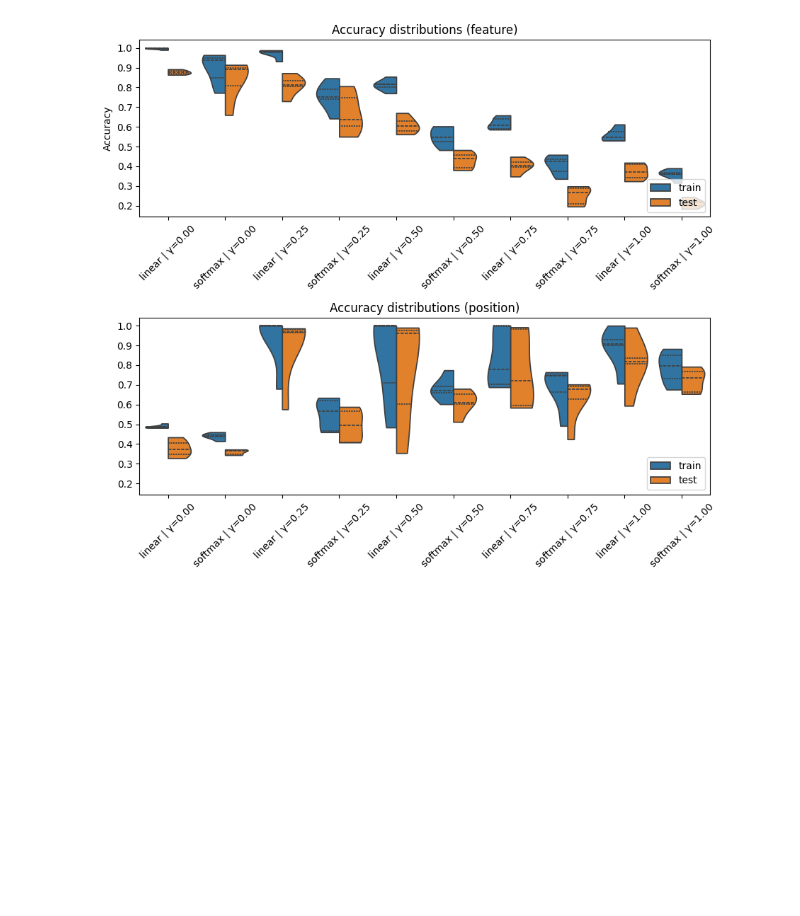
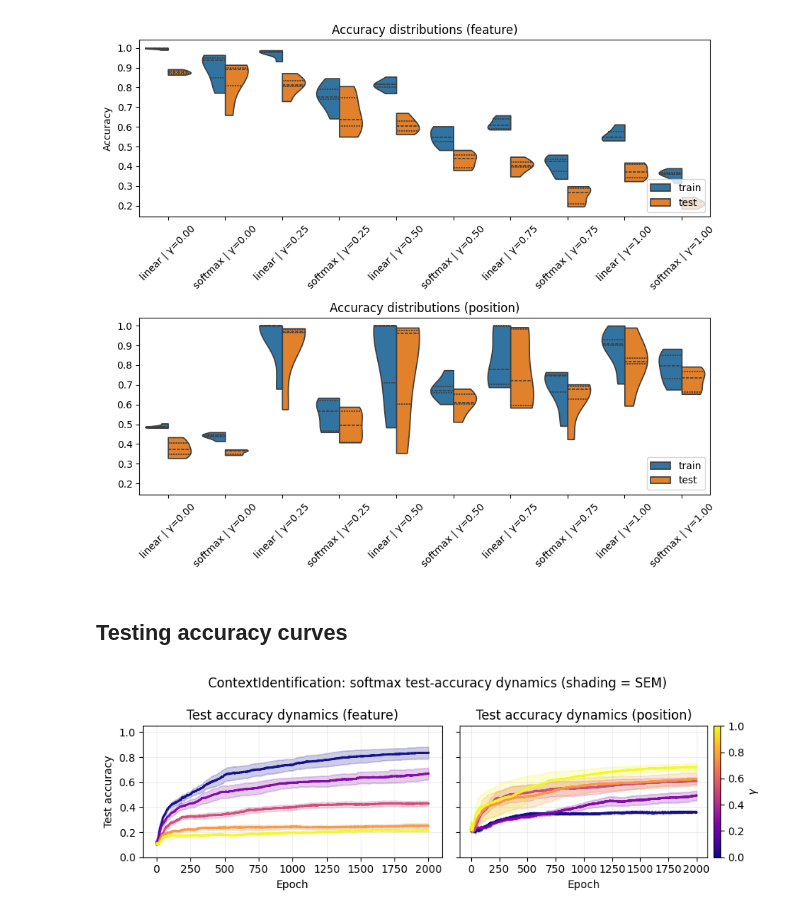
Before and after one commit to keith-murray/adaptive-bottleneck, a Jupyter notebook: notebooks/plot_context_identification_sweep.ipynb, the cells around one changed output. Drawn from its saved outputs; the diff is of its cells as text; code cells hidden in the pictures; blank space fills up the shorter version.

Commit message:
[figure,notebook] testing accuracy dynamics for context identification task

```diff
--- a/notebooks/plot_context_identification_sweep.ipynb
+++ b/notebooks/plot_context_identification_sweep.ipynb
@@ -214,3 +215,69 @@ The `scale` parameter has been renamed and will be removed in v0.15.0. Pass `den
 The `scale` parameter has been renamed and will be removed in v0.15.0. Pass `density_norm='width'` for the same effect.
   sns.violinplot(
 [figure]
+# %% [markdown]
+## Testing accuracy curves
+# %%
+# results[label_mode][attn_kind][gamma][seed] -> history
+ATTN_KIND = "softmax"
+LABEL_MODES = ["feature", "position"]
+
+# Choose shading: "sem" or "std"
+shade = "sem"  # or "std"
+
+# Grab available gammas from the file (strings -> floats)
+gammas = sorted([float(g) for g in results[LABEL_MODES[0]][ATTN_KIND].keys()])
+epochs = np.arange(len(next(iter(next(iter(results[LABEL_MODES[0]][ATTN_KIND].values())).values()))["test_acc"]))
+# %%
+# Colormap setup
+cmap = cm.plasma
+norm = Normalize(vmin=min(gammas), vmax=max(gammas))
+
+fig, axes = plt.subplots(1, 2, figsize=(9, 3), sharex=True, sharey=True)
+
+for ax, lm in zip(axes, LABEL_MODES):
+    for g in gammas:
+        g_key = str(g)  # JSON keys are strings like "0.0"
+        seed_dict = results[lm][ATTN_KIND][g_key]  # seed -> history
+
+        # collect test_acc curves across seeds
+        curves = []
+        for seed_key, hist in seed_dict.items():
+            curves.append(np.array(hist["test_acc"], dtype=float))
+        curves = np.stack(curves, axis=0)  # (S, E)
+
+        mean = curves.mean(axis=0)
+        std = curves.std(axis=0, ddof=1) if curves.shape[0] > 1 else np.zeros_like(mean)
+
+        if shade.lower() == "sem":
+            err = std / np.sqrt(curves.shape[0]) if curves.shape[0] > 0 else std
+            err_label = "SEM"
+        elif shade.lower() == "std":
+            err = std
+            err_label = "STD"
+        else:
+            raise ValueError("shade must be 'sem' or 'std'")
+
+        color = cmap(norm(g))
+        ax.plot(epochs, mean, color=color, linewidth=2, alpha=0.95)
+        ax.fill_between(epochs, mean - err, mean + err, color=color, alpha=0.20)
+
+    ax.set_title(f"Test accuracy dynamics ({lm})")
+    ax.set_xlabel("Epoch")
+    ax.set_ylim(0.0, 1.05)
+    ax.grid(alpha=0.2)
+
+axes[0].set_ylabel("Test accuracy")
+
+# Shared colorbar
+sm = ScalarMappable(norm=norm, cmap=cmap)
+sm.set_array([])
+cbar = fig.colorbar(sm, ax=axes[1], location="right", pad=0.02,)
+cbar.set_label("$\gamma$")
+
+plt.suptitle(f"ContextIdentification: softmax test-accuracy dynamics (shading = {err_label})", fontsize=12)
+plt.tight_layout()
+plt.savefig('../results/test_acc_dynamics_context_identification.png')
+plt.show()
+# %% [output]
+[figure, added]
```
Also changed, not shown: parts of 1 cell of this notebook, 1 other file.
